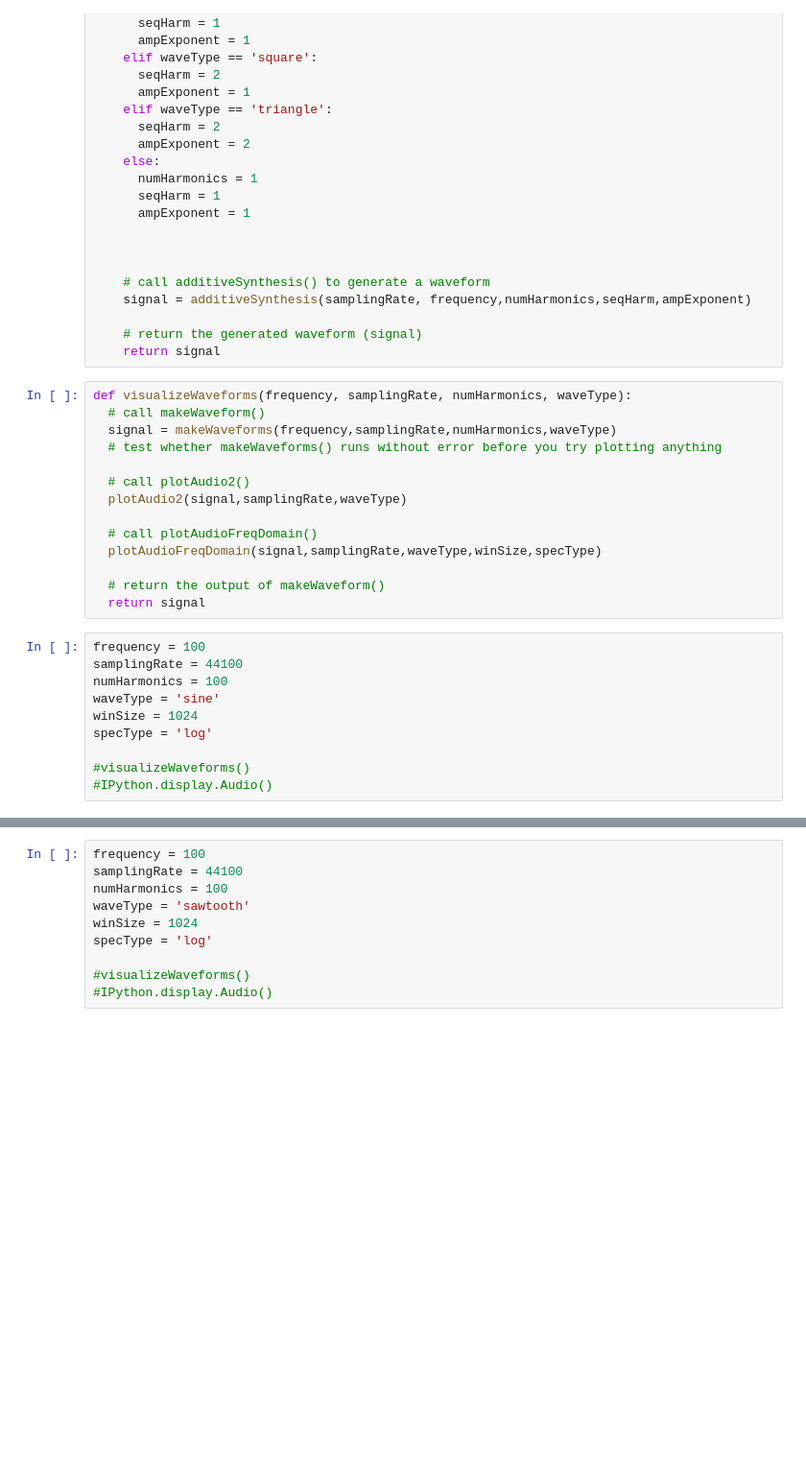
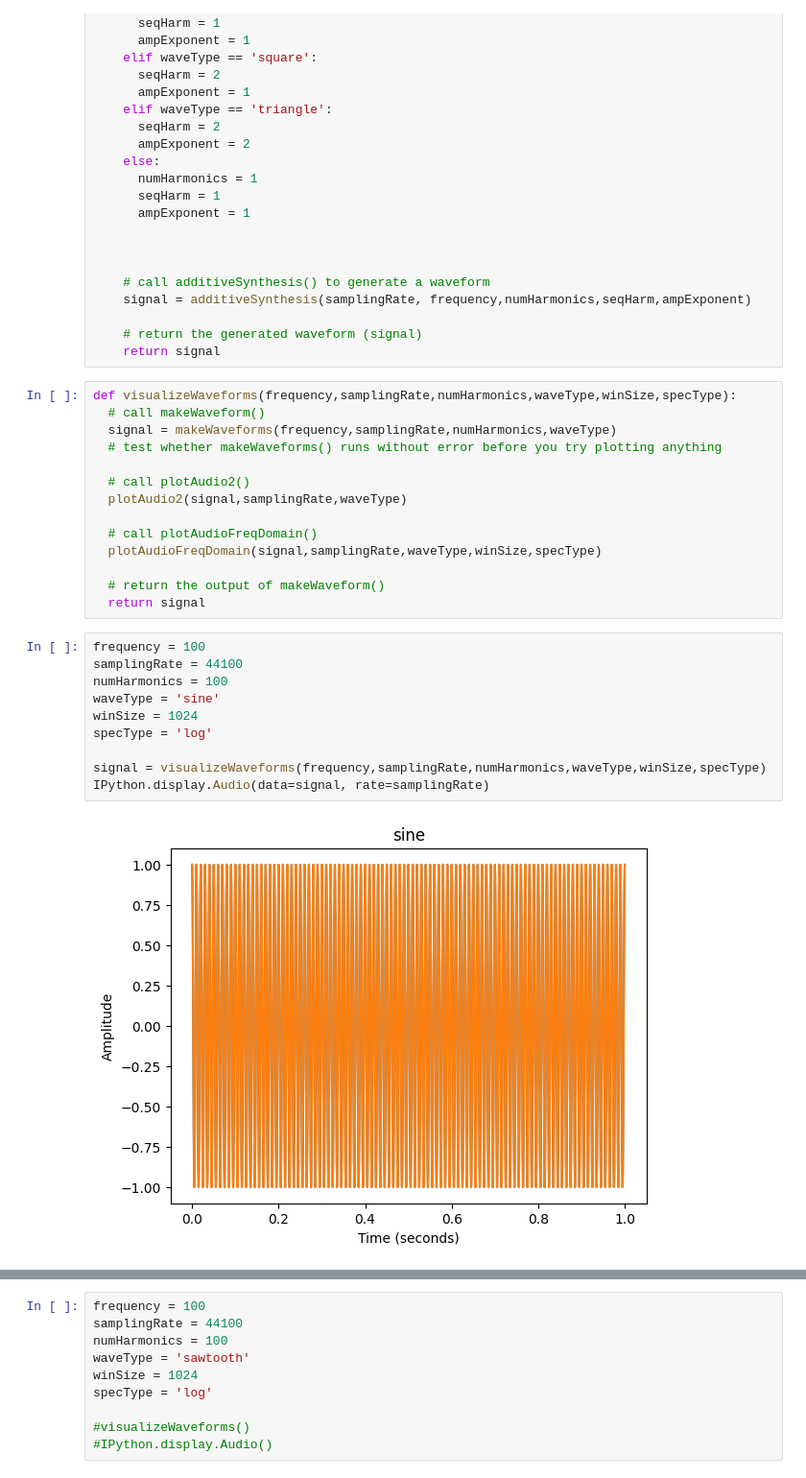
Before and after one commit to ClaudeS549/Music-Computing, a Jupyter notebook: assignments/labAssignment4.ipynb, the cells around one changed output, grey strips where cells are left out. Shown: that part at 96% size. Cells and saved outputs as stored; diff of their text form; blank space fills up the shorter version.

```diff
--- a/assignments/labAssignment4.ipynb
+++ b/assignments/labAssignment4.ipynb
@@ -94,7 +94,7 @@ def makeWaveforms(frequency,samplingRate,numHarmonics,waveType):
     # return the generated waveform (signal)
     return signal
 # %%
-def visualizeWaveforms(frequency, samplingRate, numHarmonics, waveType):
+def visualizeWaveforms(frequency,samplingRate,numHarmonics,waveType,winSize,specType):
   # call makeWaveform()
   signal = makeWaveforms(frequency,samplingRate,numHarmonics,waveType)
   # test whether makeWaveforms() runs without error before you try plotting anything
@@ -110,10 +110,12 @@ def visualizeWaveforms(frequency, samplingRate, numHarmonics, waveType):
 # %%
 frequency = 100
 samplingRate = 44100
 numHarmonics = 100
 waveType = 'sine'
 winSize = 1024
 specType = 'log'
 
-#visualizeWaveforms()
-#IPython.display.Audio()
+signal = visualizeWaveforms(frequency,samplingRate,numHarmonics,waveType,winSize,specType)
+IPython.display.Audio(data=signal, rate=samplingRate)
+# %% [output]
+[figure, added]
```
Also changed, not shown: parts of 1 cell of this notebook.
